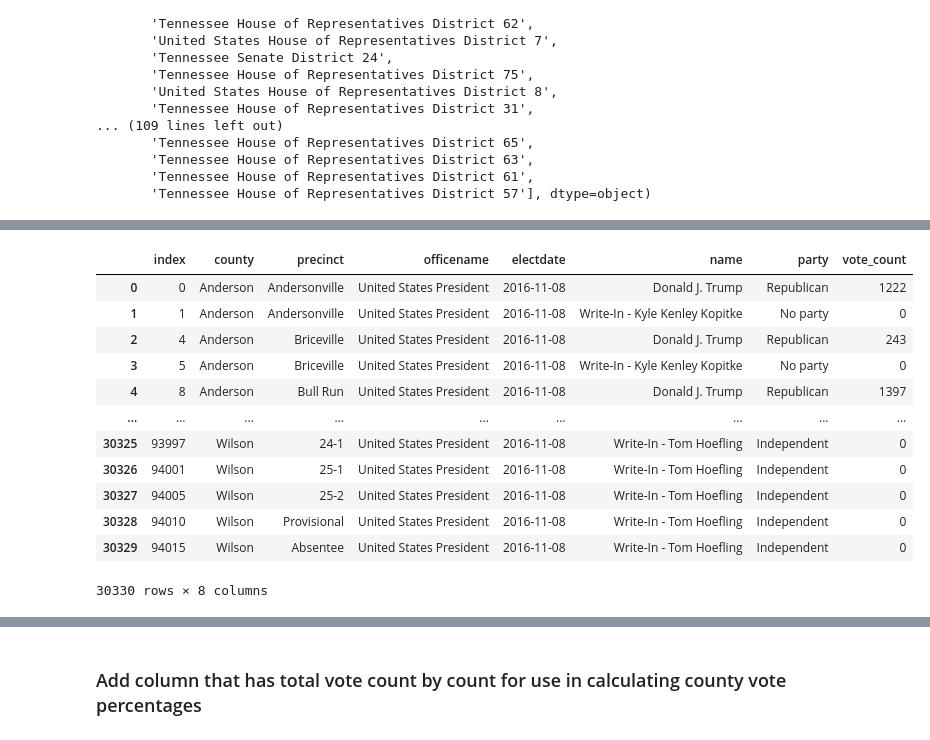
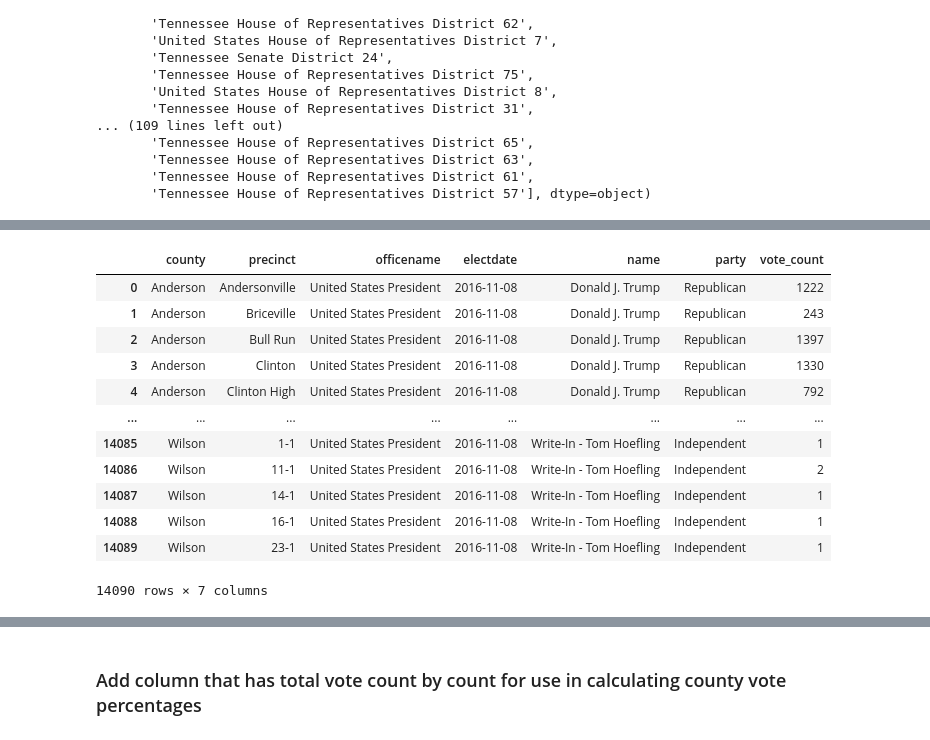
Before and after one commit to DavidMellow/tn-elections, a Jupyter notebook: notebooks/tn_election_2016_melt.ipynb, the cells around one changed output, grey strips where cells are left out. Saved outputs shown, nothing was run; the diff lists cells and outputs as text; code cells hidden in the pictures.

```diff
--- a/notebooks/tn_election_2016_melt.ipynb
+++ b/notebooks/tn_election_2016_melt.ipynb
@@ -109,8 +109,9 @@ tn_2016_pvtallymelt.head(9405)
 | 9404 | Anderson | Andersonville | United States House of Representa... | 2016-11-08 | 195.0 |
 9405 rows × 5 columns
 # %%
-# add "party" column to tn_2016_namemelt
+# add "party" and "vote_count" columns to tn_2016_namemelt
 party=tn_2016_partymelt['party']
-tn_2016_namemelt=tn_2016_namemelt.join(party)
+pvtally=tn_2016_pvtallymelt['vote_count']
+tn_2016_namemelt=tn_2016_namemelt.join(party).join(pvtally)
 tn_2016_namemelt.head(3)
 # %% [output]
@@ -121,5 +121,0 @@ tn_2016_namemelt.head(3)
-# %%
-# add "vote_count" column to tn_2016_namemelt
-pvtally=tn_2016_pvtallymelt['vote_count']
-tn_2016_namemelt=tn_2016_namemelt.join(pvtally)
-tn_2016_namemelt.head(3)
@@ -335,0 +344,4 @@ array(['United States President',
+# %%
+tn_2016_final=tn_2016_final[tn_2016_final['vote_count'] != 0]
+tn_2016_final=tn_2016_final.reset_index(drop=True)
+tn_2016_final.head()
@@ -336,19 +371,19 @@ array(['United States President',
 # %%
 # create data frame tn_2016_pres for presidental election
-tn_2016_pres=tn_2016_final[tn_2016_final['officename'].str.match('United States President')]
-tn_2016_pres=tn_2016_pres.reset_index()
-tn_2016_pres
+tn_2016_pres_int=tn_2016_final[tn_2016_final['officename'].str.match('United States President')]
+tn_2016_pres_int=tn_2016_pres_int.reset_index(drop=True)
+tn_2016_pres_int
 # %% [output]
-|  | index | county | precinct | officename | electdate | name | party | vote_count |
-| 0 | 0 | Anderson | Andersonville | United States President | 2016-11-08 | Donald J. Trump | Republican | 1222 |
-| 1 | 1 | Anderson | Andersonville | United States President | 2016-11-08 | Write-In - Kyle Kenley Kopitke | No party | 0 |
-| 2 | 4 | Anderson | Briceville | United States President | 2016-11-08 | Donald J. Trump | Republican | 243 |
-| 3 | 5 | Anderson | Briceville | United States President | 2016-11-08 | Write-In - Kyle Kenley Kopitke | No party | 0 |
-| 4 | 8 | Anderson | Bull Run | United States President | 2016-11-08 | Donald J. Trump | Republican | 1397 |
-| ... | ... | ... | ... | ... | ... | ... | ... | ... |
-| 30325 | 93997 | Wilson | 24-1 | United States President | 2016-11-08 | Write-In - Tom Hoefling | Independent | 0 |
-| 30326 | 94001 | Wilson | 25-1 | United States President | 2016-11-08 | Write-In - Tom Hoefling | Independent | 0 |
-| 30327 | 94005 | Wilson | 25-2 | United States President | 2016-11-08 | Write-In - Tom Hoefling | Independent | 0 |
-| 30328 | 94010 | Wilson | Provisional | United States President | 2016-11-08 | Write-In - Tom Hoefling | Independent | 0 |
-| 30329 | 94015 | Wilson | Absentee | United States President | 2016-11-08 | Write-In - Tom Hoefling | Independent | 0 |
+|  | county | precinct | officename | electdate | name | party | vote_count |
+| 0 | Anderson | Andersonville | United States President | 2016-11-08 | Donald J. Trump | Republican | 1222 |
+| 1 | Anderson | Briceville | United States President | 2016-11-08 | Donald J. Trump | Republican | 243 |
+| 2 | Anderson | Bull Run | United States President | 2016-11-08 | Donald J. Trump | Republican | 1397 |
+| 3 | Anderson | Clinton | United States President | 2016-11-08 | Donald J. Trump | Republican | 1330 |
+| 4 | Anderson | Clinton High | United States President | 2016-11-08 | Donald J. Trump | Republican | 792 |
+| ... | ... | ... | ... | ... | ... | ... | ... |
+| 14085 | Wilson | 1-1 | United States President | 2016-11-08 | Write-In - Tom Hoefling | Independent | 1 |
+| 14086 | Wilson | 11-1 | United States President | 2016-11-08 | Write-In - Tom Hoefling | Independent | 2 |
+| 14087 | Wilson | 14-1 | United States President | 2016-11-08 | Write-In - Tom Hoefling | Independent | 1 |
+| 14088 | Wilson | 16-1 | United States President | 2016-11-08 | Write-In - Tom Hoefling | Independent | 1 |
+| 14089 | Wilson | 23-1 | United States President | 2016-11-08 | Write-In - Tom Hoefling | Independent | 1 |
-30330 rows × 8 columns
+14090 rows × 7 columns
```
Also changed, not shown: parts of 36 cells of this notebook.
